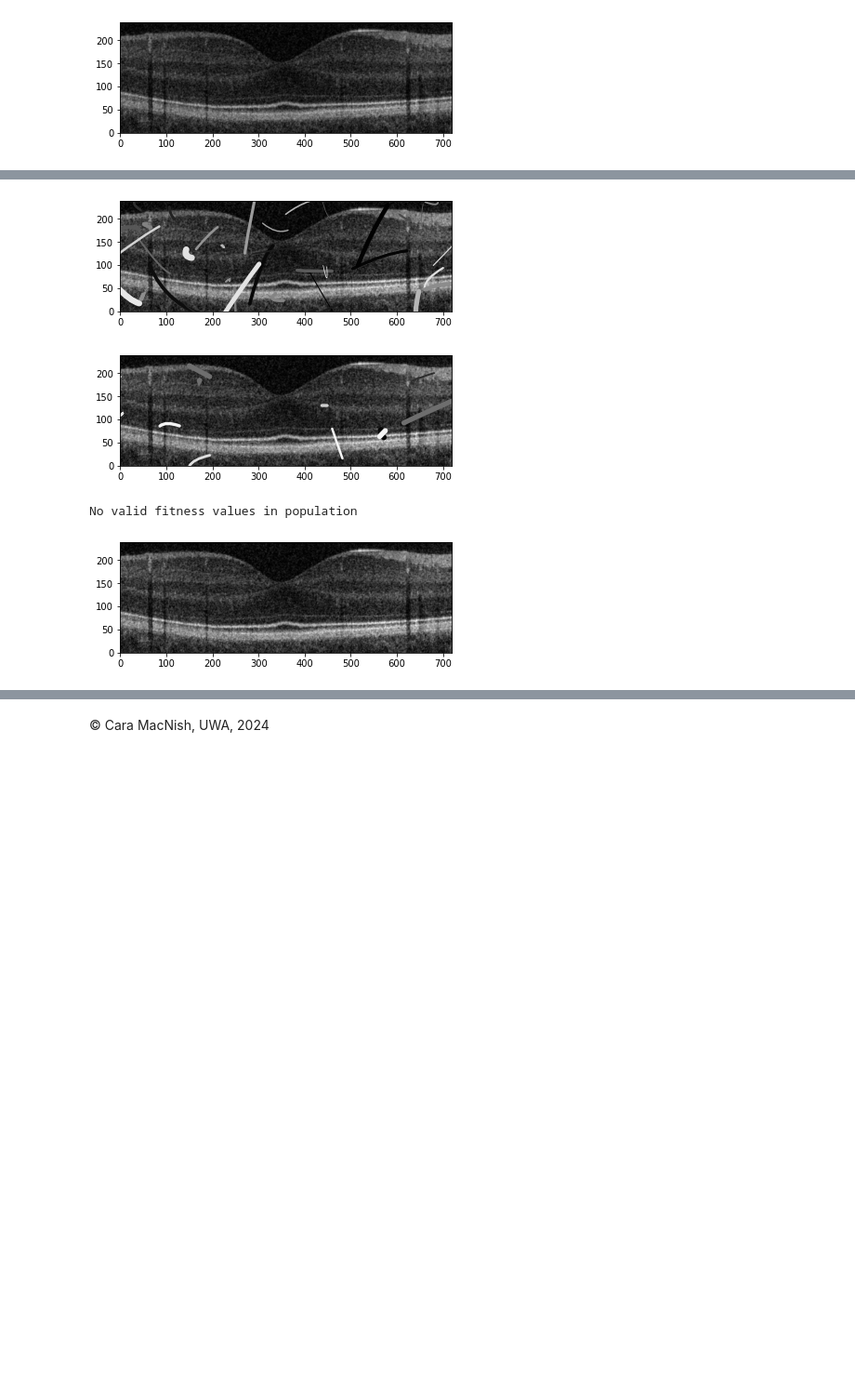
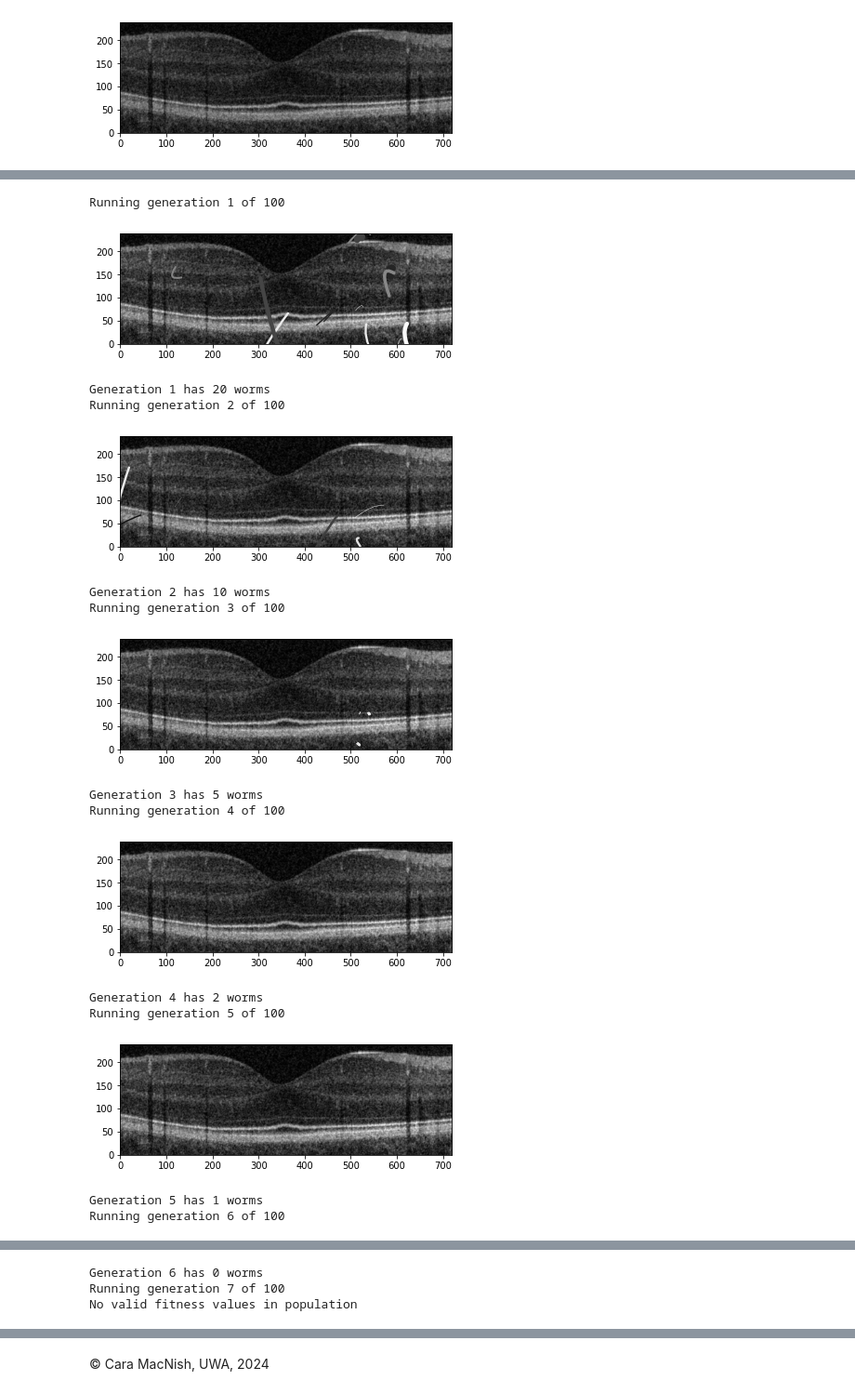
Before and after one commit to conanpodewitt/oct-image-enhancement-optimisation, a Jupyter notebook: example_temp/CamoWorms.ipynb, the cells around one changed output, grey strips where cells are left out. Shown at 93% size. Cells and saved outputs as stored; diff of their text form; code cells hidden in the pictures; blank space fills up the shorter version.

```diff
--- a/example_temp/CamoWorms.ipynb
+++ b/example_temp/CamoWorms.ipynb
@@ -144,7 +144,7 @@ class Camo_Worm:
         internal_cost = self.cost_internal(bg_colour)
         group_cost = self.cost_group([worm.worm for worm in population if worm.worm != self])
         environmental_cost = self.cost_environmental(image)
-        return 0.3 * internal_cost + 0.3 * group_cost + 0.4 * environmental_cost
+        return 2* internal_cost + 2 * group_cost + 3 * environmental_cost
 # %%
 class Drawing:
     def __init__ (self, image):
@@ -211,32 +240,4 @@ class Individual(object):
 # %%
-
-
-def random_worm (imshape, init_params):
-    (radius_std, deviation_std, width_theta) = init_params
-    (ylim, xlim) = imshape
-    midx = xlim * rng.random()
-    midy = ylim * rng.random()
-    r = radius_std * np.abs(rng.standard_normal())
-    theta = rng.random() * np.pi
-    dr = deviation_std * np.abs(rng.standard_normal())
-    dgamma = rng.random() * np.pi
-    colour = rng.random()
-    width = width_theta * rng.standard_gamma(3)
-    return [midx, midy, r, theta, dr, dgamma, width, colour]
-
-def initialise_clew(size, imshape, init_params):
-    clew = []
-    for i in range(size):
-        chromosome = random_worm(imshape, init_params)
-        individual = Individual(chromosome)
-        clew.append(individual.get_worm())
-    return clew
-
-
-clew = initialise_clew(40, image.shape, (40, 30, 1))
-drawing = Drawing(image)
-drawing.add_worms(clew)
-drawing.show()
 
 def genetic_algorithm(image, initial_params, population_size, generations):
     population = [Individual(random_worm(image.shape, initial_params)) for _ in range(population_size)]
@@ -264,8 +265,9 @@ def genetic_algorithm(image, initial_params, population_size, generations):
 
         population = new_generation
 
-        if generation % 10 == 0:
-            visualize_population([ind.worm for ind in population], image)
+        #if generation % 10 == 0:
+        visualize_population([ind.worm for ind in population], image)
+        print(f"Generation {generation + 1} has {len(population)} worms")
     return population
 
 
@@ -274,34 +276,46 @@ def termination_condition_met(population):
     return any(individual.fitness >= 0.9 for individual in population)
 
 def select_best_individuals(population):
     population.sort(key=lambda x: x.fitness, reverse=True)
     return population[:int(0.5 * len(population))]
 
 def create_next_generation(population):
     new_generation = []
     while len(new_generation) < len(population):
         parent1 = random.choice(population)
         parent2 = random.choice(population)
         child1, child2 = parent1.mate(parent2)
         if child1 is None or child2 is None:
             print(f"Failed to create child from parents: {parent1.chromosome}, {parent2.chromosome}")
             continue
         new_generation.extend([child1, child2])
     return new_generation[:len(population)]
 
 
 def visualize_population(worms, image):
     drawing = Drawing(image)
     drawing.add_worms(worms)
     drawing.show()
 
 optimized_clew = genetic_algorithm(image, (40, 30, 1), 40, 100)
 
 drawing = Drawing(image)
 drawing.add_worms([ind.get_worm() for ind in optimized_clew])
 drawing.show()
 # %% [output]
+Running generation 1 of 100
-[figure, old version]
+[figure, new version]
+Generation 1 has 20 worms
+Running generation 2 of 100
-[figure, old version]
+[figure, new version]
-No valid fitness values in population
+Generation 2 has 10 worms
+Running generation 3 of 100
-[figure, old version]
+[figure, new version]
+Generation 3 has 5 worms
+Running generation 4 of 100
+[figure, added]
+Generation 4 has 2 worms
+Running generation 5 of 100
+[figure, added]
+Generation 5 has 1 worms
+Running generation 6 of 100
@@ -307,0 +323,3 @@ No valid fitness values in population
+Generation 6 has 0 worms
+Running generation 7 of 100
+No valid fitness values in population
```
Also changed, not shown: parts of 2 cells of this notebook.
